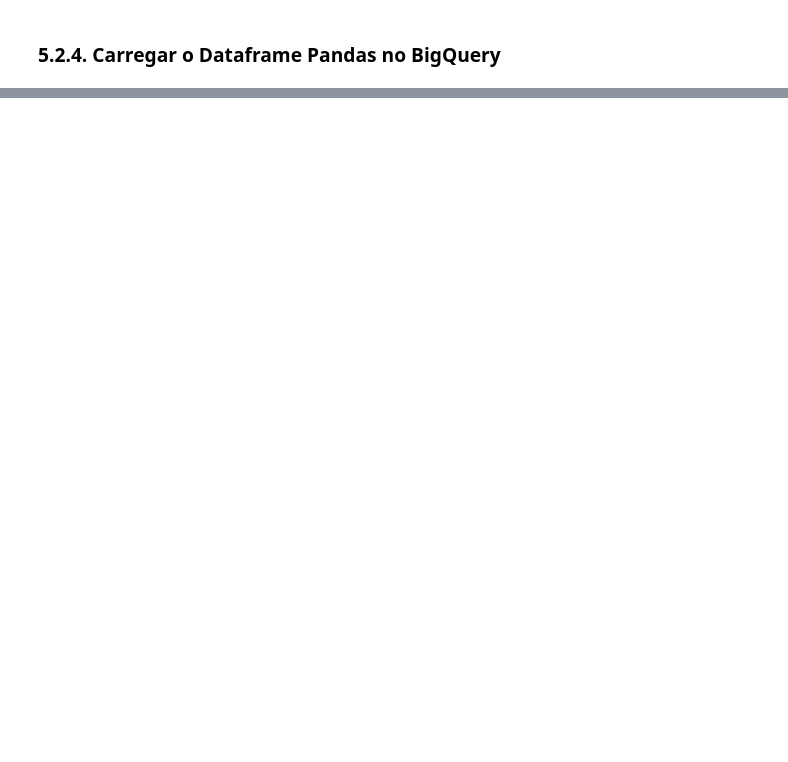
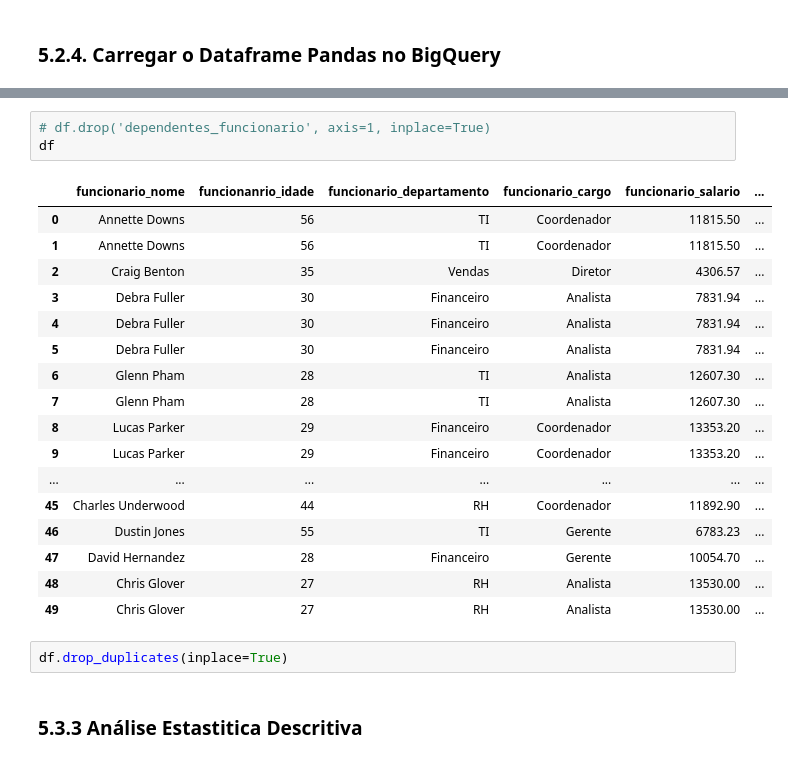
Before and after one commit to jonathasrc/soulcode, a Jupyter notebook: projetos/Atividade 01 - Banco de dados + Estatística.ipynb, the cells around one changed output, grey strips where cells are left out. Drawn from its saved outputs; the diff is of its cells as text; blank space fills up the shorter version.

```diff
--- a/projetos/Atividade 01 - Banco de dados + Estatística.ipynb
+++ b/projetos/Atividade 01 - Banco de dados + Estatística.ipynb
@@ -554,0 +1129,25 @@ LoadJob<project=soulcode-434516, location=US, id=8eff45f4-9717-4c53-a24e-12424d0
+# %%
+# df.drop('dependentes_funcionario', axis=1, inplace=True)
+df
+# %% [output]
+|  | funcionario_nome | funcionanrio_idade | funcionario_departamento | funcionario_cargo | funcionario_salario | ... |
+| 0 | Annette Downs | 56 | TI | Coordenador | 11815.50 | ... |
+| 1 | Annette Downs | 56 | TI | Coordenador | 11815.50 | ... |
+| 2 | Craig Benton | 35 | Vendas | Diretor | 4306.57 | ... |
+| 3 | Debra Fuller | 30 | Financeiro | Analista | 7831.94 | ... |
+| 4 | Debra Fuller | 30 | Financeiro | Analista | 7831.94 | ... |
+| 5 | Debra Fuller | 30 | Financeiro | Analista | 7831.94 | ... |
+| 6 | Glenn Pham | 28 | TI | Analista | 12607.30 | ... |
+| 7 | Glenn Pham | 28 | TI | Analista | 12607.30 | ... |
+| 8 | Lucas Parker | 29 | Financeiro | Coordenador | 13353.20 | ... |
+| 9 | Lucas Parker | 29 | Financeiro | Coordenador | 13353.20 | ... |
+| ... | ... | ... | ... | ... | ... | ... |
+| 45 | Charles Underwood | 44 | RH | Coordenador | 11892.90 | ... |
+| 46 | Dustin Jones | 55 | TI | Gerente | 6783.23 | ... |
+| 47 | David Hernandez | 28 | Financeiro | Gerente | 10054.70 | ... |
+| 48 | Chris Glover | 27 | RH | Analista | 13530.00 | ... |
+| 49 | Chris Glover | 27 | RH | Analista | 13530.00 | ... |
+# %%
+df.drop_duplicates(inplace=True)
+# %% [markdown]
+### 5.3.3 Análise Estastitica Descritiva
```
Also changed, not shown: parts of 75 cells of this notebook.
